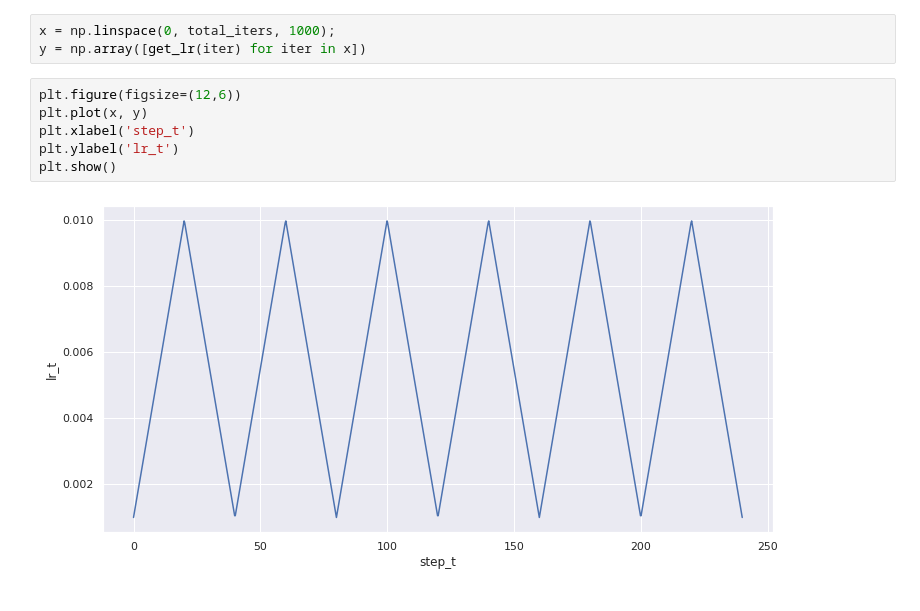
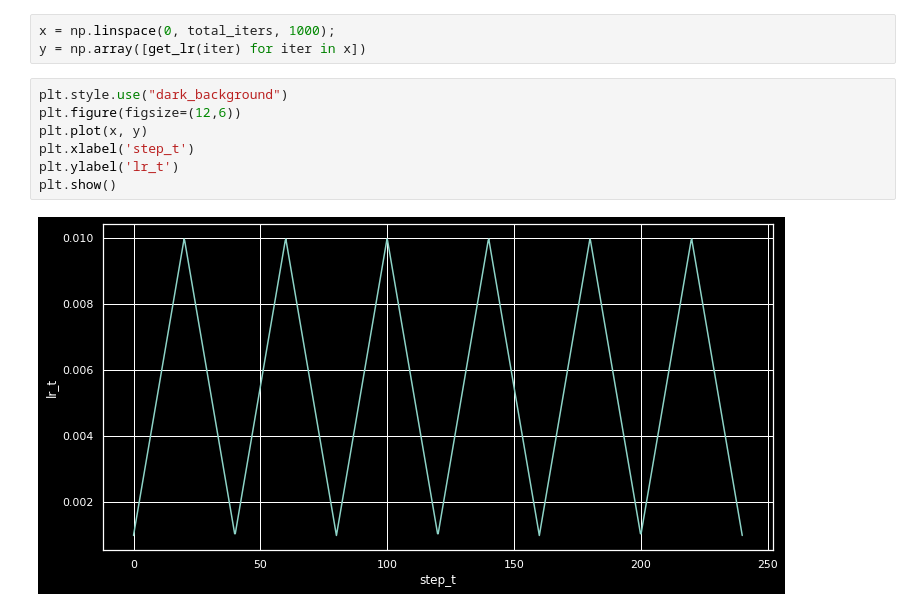
Before and after one commit to satyajitghana/TSAI-DeepVision-EVA4.0, a Jupyter notebook: 11_SuperConvergence/CycleLR.ipynb, the cells around one changed output. Cells and saved outputs as stored; diff of their text form.

```diff
--- a/11_SuperConvergence/CycleLR.ipynb
+++ b/11_SuperConvergence/CycleLR.ipynb
@@ -24,10 +24,11 @@ def get_lr(iter):
 x = np.linspace(0, total_iters, 1000);
 y = np.array([get_lr(iter) for iter in x])
 # %%
+plt.style.use("dark_background")
 plt.figure(figsize=(12,6))
 plt.plot(x, y)
 plt.xlabel('step_t')
 plt.ylabel('lr_t')
 plt.show()
 # %% [output]
-[figure, old version]
+[figure, new version]
```
